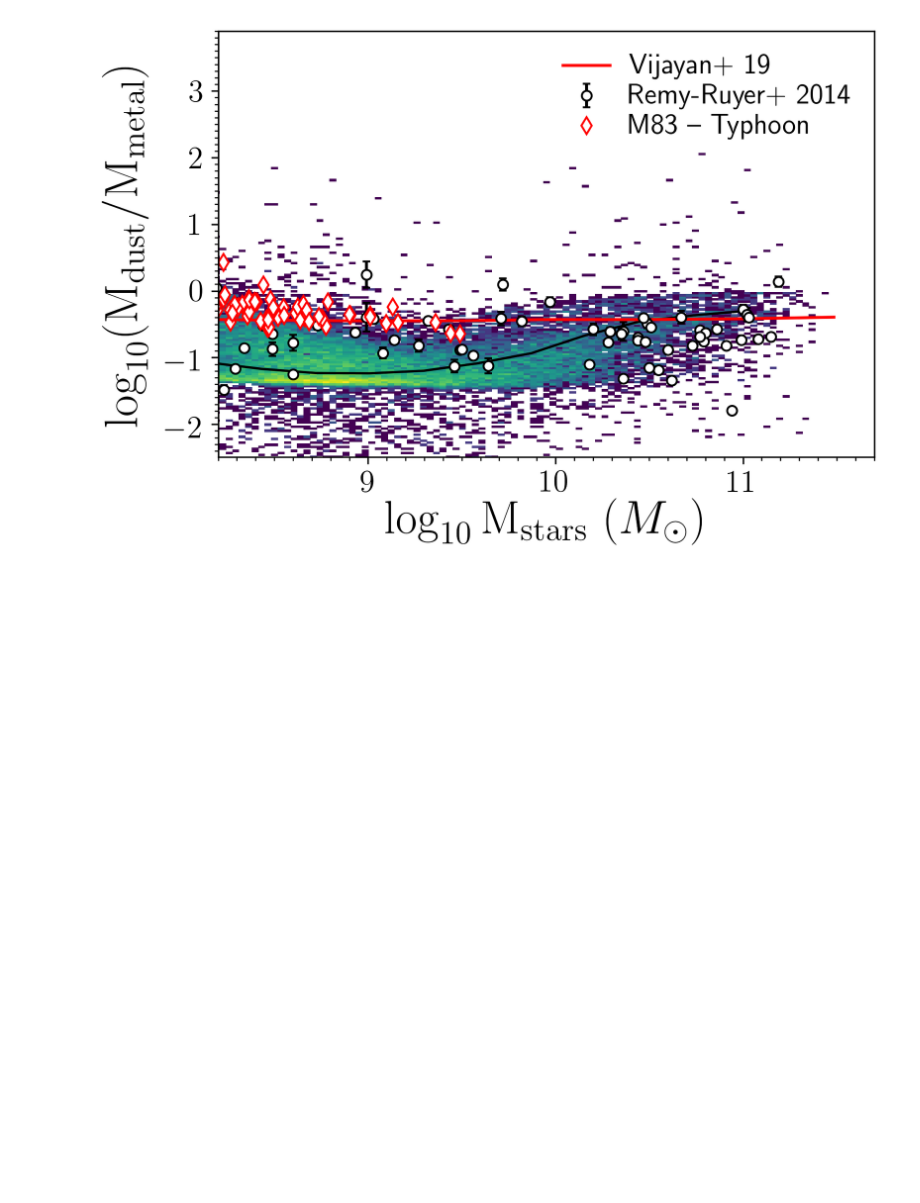
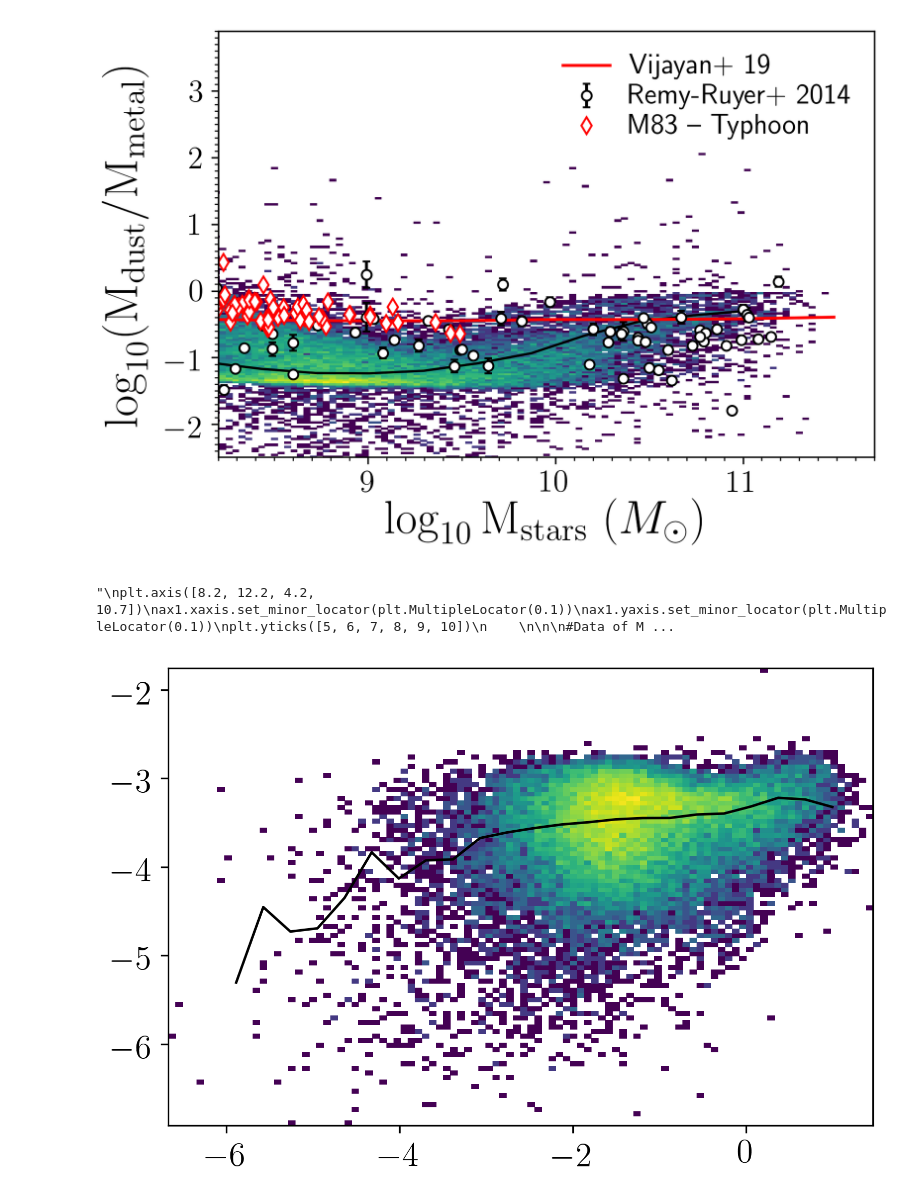
Before and after one commit to darrencroton/sage, a Jupyter notebook: analysis/dust-result.ipynb, the cells around one changed output. Drawn from its saved outputs; the diff is of its cells as text; code cells hidden in the pictures; blank space fills up the shorter version.

```diff
--- a/analysis/dust-result.ipynb
+++ b/analysis/dust-result.ipynb
@@ -7538,6 +7543,55 @@ plt.ylabel(r'$\log_{10} (\mathrm{M_{dust}} / \mathrm{M_{metal}})$', fontsize=24)
 # %% [output]
 Text(0, 0.5, '$\\log_{10} (\\mathrm{M_{dust}} / \\mathrm{M_{metal}})$')
 [figure]
+# %%
+ax1 = plt.subplot(111)
+
+w = np.where((G_history[0].StellarMass * 1.e10 / Hubble_h > 1.e8) & (G_history[0].ColdDust * 1.e10 / Hubble_h > 1.e4))[0]
+dust = np.log10(G_history[0].ColdDust[w] * 1.e10 / Hubble_h)
+alldust = np.log10((G_history[0].ColdDust[w] +
+                    G_history[0].HotDust[w] + G_history[0].EjectedDust[w])* 1.e10 / Hubble_h)
+mass = np.log10(G_history[0].StellarMass[w] * 1.e10 / Hubble_h)
+sfr = np.log10(G_history[0].SfrBulge[w] + G_history[0].SfrDisk[w])
+#print(i, max(dust), max(mass), len(w))
+dustfrac = dust - mass
+
+binwidth = 0.3
+total_bins = int((max(sfr) - min(sfr)) / binwidth)
+bins = np.linspace(sfr.min(), sfr.max(), total_bins)
+delta = bins[1]-bins[0]
+idx = np.digitize(sfr, bins)
+
+#PLOT COLD DUST MEDIAN
+#=====================
+median = [np.percentile(dustfrac[idx==k+1], 50) for k in range(total_bins) if len(dustfrac[idx==k+1]) > 3]
+x = [(bins[k]-delta/2) for k in range(total_bins) if len(dustfrac[idx==k+1]) > 3]
+h = ax1.hist2d(sfr, dustfrac, bins=100, norm=LogNorm())
+plt.plot(x, median, 'k-', linewidth=1.2)
+'''
+plt.axis([8.2, 12.2, 4.2, 10.7])
+ax1.xaxis.set_minor_locator(plt.MultipleLocator(0.1))
+ax1.yaxis.set_minor_locator(plt.MultipleLocator(0.1))
+plt.yticks([5, 6, 7, 8, 9, 10])
+
+
+
+#Data of M83 galaxy from Typhoon survey
+Mstar, Mdust = np.loadtxt('NGC_5236_parameters_24pix_bin.dat', usecols=(1, 4), unpack=True)
+plt.errorbar(Mstar, Mdust, fmt='dr', mfc='white', label='M83 - Typhoon')
+
+leg = plt.legend(loc='upper left', numpoints=1, labelspacing=0.1)
+leg.draw_frame(False)  # Don't want a box frame
+for t in leg.get_texts():  # Reduce the size of the text
+    t.set_fontsize('large')
+
+plt.xlabel(r'$\log_{10} \mathrm{M_{stars}}\ (M_{\odot})$', fontsize=24)
+plt.ylabel(r'$\log_{10} \mathrm{M_{dust}}\ (M_{\odot})$', fontsize=24)
+
+
+'''
+# %% [output]
+"\nplt.axis([8.2, 12.2, 4.2, 10.7])\nax1.xaxis.set_minor_locator(plt.MultipleLocator(0.1))\nax1.yaxis.set_minor_locator(plt.MultipleLocator(0.1))\nplt.yticks([5, 6, 7, 8, 9, 10])\n    \n\n\n#Data of M ...
+[figure, added]
 # %%
 
 #w = np.where((G_history[0].MetalsColdGas > 0) & ( G_history[0].ColdGas / (G_history[0].StellarMass + G_history[0].ColdGas) > 0.0))[0]
```
Also changed, not shown: parts of 3 cells of this notebook.
